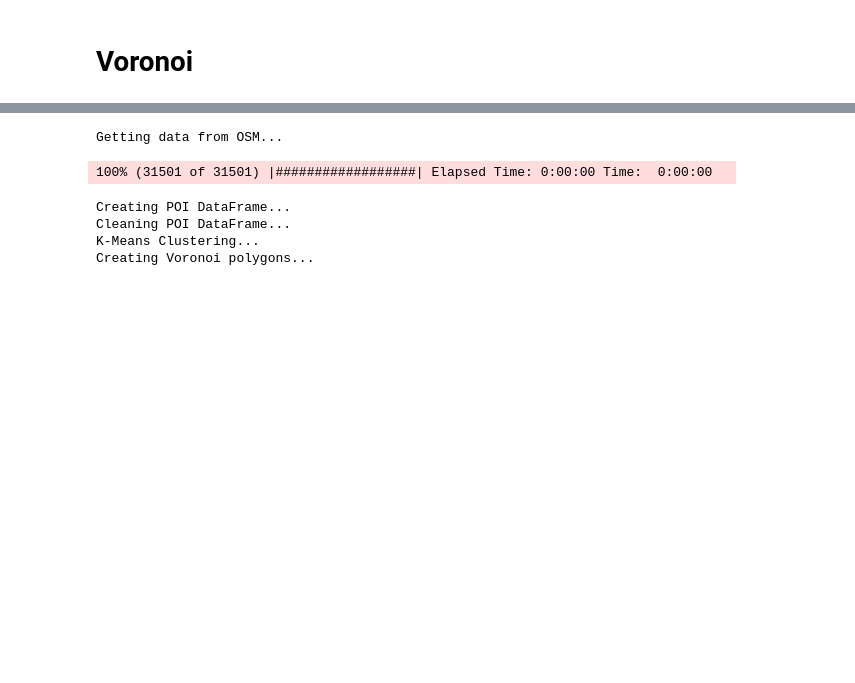
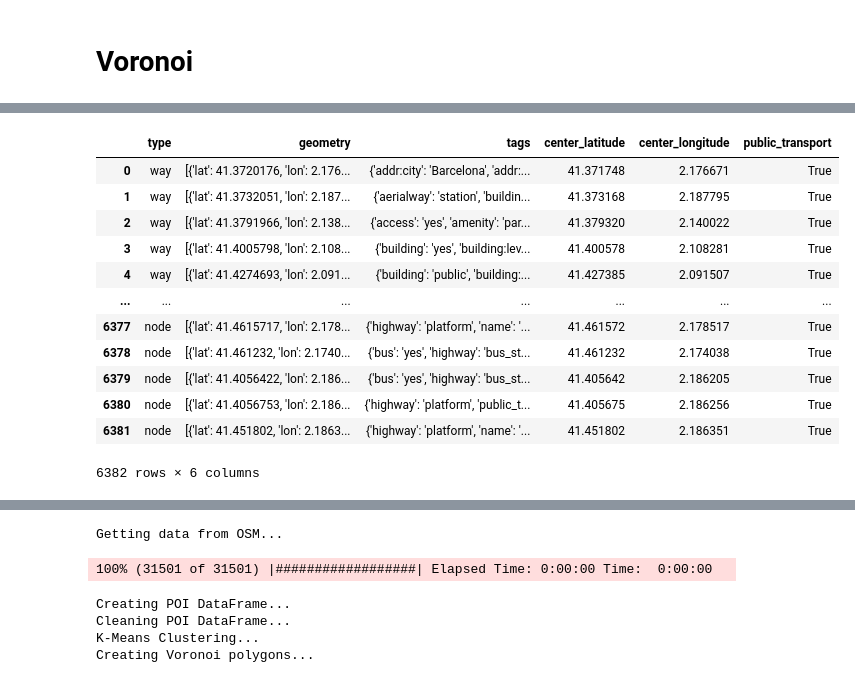
Before and after one commit to siavash-saki/tesspy, a Jupyter notebook: tesspy/test_jn_03_Barcelona.ipynb, the cells around one changed output, grey strips where cells are left out. Drawn from its saved outputs; the diff is of its cells as text; code cells hidden in the pictures; blank space fills up the shorter version.

```diff
--- a/tesspy/test_jn_03_Barcelona.ipynb
+++ b/tesspy/test_jn_03_Barcelona.ipynb
@@ -46,0 +66,16 @@ Creating Voronoi polygons...
+# %%
+barcelona.get_poi_data()
+# %% [output]
+|  | type | geometry | tags | center_latitude | center_longitude | public_transport |
+| 0 | way | [{'lat': 41.3720176, 'lon': 2.176... | {'addr:city': 'Barcelona', 'addr:... | 41.371748 | 2.176671 | True |
+| 1 | way | [{'lat': 41.3732051, 'lon': 2.187... | {'aerialway': 'station', 'buildin... | 41.373168 | 2.187795 | True |
+| 2 | way | [{'lat': 41.3791966, 'lon': 2.138... | {'access': 'yes', 'amenity': 'par... | 41.379320 | 2.140022 | True |
+| 3 | way | [{'lat': 41.4005798, 'lon': 2.108... | {'building': 'yes', 'building:lev... | 41.400578 | 2.108281 | True |
+| 4 | way | [{'lat': 41.4274693, 'lon': 2.091... | {'building': 'public', 'building:... | 41.427385 | 2.091507 | True |
+| ... | ... | ... | ... | ... | ... | ... |
+| 6377 | node | [{'lat': 41.4615717, 'lon': 2.178... | {'highway': 'platform', 'name': '... | 41.461572 | 2.178517 | True |
+| 6378 | node | [{'lat': 41.461232, 'lon': 2.1740... | {'bus': 'yes', 'highway': 'bus_st... | 41.461232 | 2.174038 | True |
+| 6379 | node | [{'lat': 41.4056422, 'lon': 2.186... | {'bus': 'yes', 'highway': 'bus_st... | 41.405642 | 2.186205 | True |
+| 6380 | node | [{'lat': 41.4056753, 'lon': 2.186... | {'highway': 'platform', 'public_t... | 41.405675 | 2.186256 | True |
+| 6381 | node | [{'lat': 41.451802, 'lon': 2.1863... | {'highway': 'platform', 'name': '... | 41.451802 | 2.186351 | True |
+6382 rows × 6 columns
```
Also changed, not shown: parts of 9 cells of this notebook, 5 other files.
